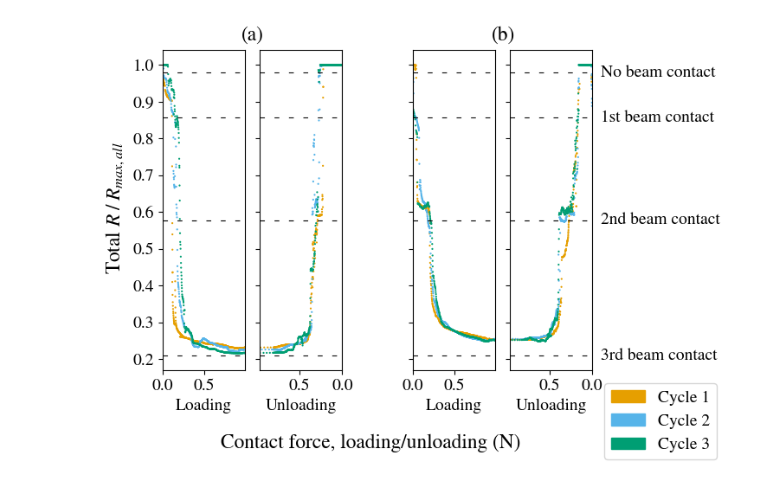
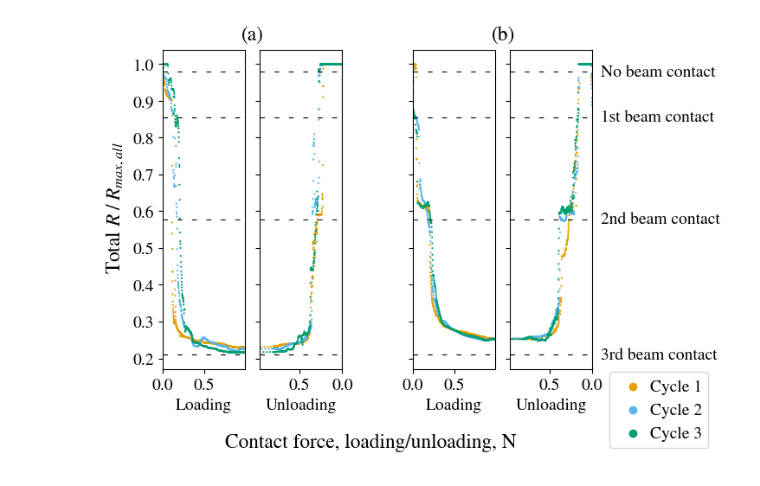
Before and after one commit to lrizvi/exported, a Jupyter notebook: plots/20_3beam_demo/20_3beam_demo.ipynb, the cells around one changed output. Cells and saved outputs as stored; diff of their text form; code cells hidden in the pictures.

Commit message:
plot tweaks

```diff
--- a/plots/20_3beam_demo/20_3beam_demo.ipynb
+++ b/plots/20_3beam_demo/20_3beam_demo.ipynb
@@ -159,33 +159,33 @@ rexp = [
     (041.8 / rmax, '3rd beam contact'),
 ]
 for r, label in rexp:
     for ax in axes:
         ax.axhline(r, color='black', lw=0.8, dashes=[5, 10])
     axes[-1].text(-0.1, r, label, verticalalignment='center')
 
 for dat, i in zip(data, itertools.count()):
     for loading, df in dat.dfdq.dropna().groupby('Loading'):
         for cycle, dff in df.groupby('Cycle'):
             ax = axes[loading + i * 3]
             ax.scatter(dff.Force, dff.ResNorm, marker='.', c=palette[cycle], edgecolor='none', s=10)
             ax.set_xlim(xmin=np.floor(dff.Force.min()), xmax=dff.Force.max())
 
             ax.set_xlabel('Loading')
             if loading:
                 ax.invert_xaxis()
                 # ax.set_title(f'({chr(ord("a") + i)}) {dat.label}', x=0, y=1.01)
                 ax.set_title(f'({chr(ord("a") + i)})', x=-0.085, y=1.01)
                 ax.set_xlabel('Unloading')
 
 # fig.suptitle('Demonstrator response, device 3#2\n3 beams, 7.5 to 10 mm length, varied encapsulation')
-fig.supxlabel('Contact force, loading/unloading (N)', y=-0.0875)
+fig.supxlabel('Contact force, loading/unloading, N', y=-0.0875)
 fig.supylabel('Total $R\\;/\\;R_{max, all}$')
 for ax in axes[2::3]:
     ax.set_visible(False)
 
-fig.legend([plt.Rectangle((0,0),1,1, color=palette[i]) for i in range(3)], [f'Cycle {i+1}' for i in range(3)], bbox_to_anchor=[1.14, -0.125], loc='lower right')
+fig.legend([ax.scatter(np.NaN, np.NaN, c=palette[i]) for i in range(3)], [f'Cycle {i+1}' for i in range(3)], handletextpad=0, columnspacing=0, bbox_to_anchor=[1.125, -0.1], loc='lower right', prop={'size': 14})
 
 plt.savefig('plot.png', dpi=600, bbox_inches='tight')
 plt.show()
 # %% [output]
-[figure, old version]
+[figure, new version]
```
Also changed, not shown: 8 other files.
